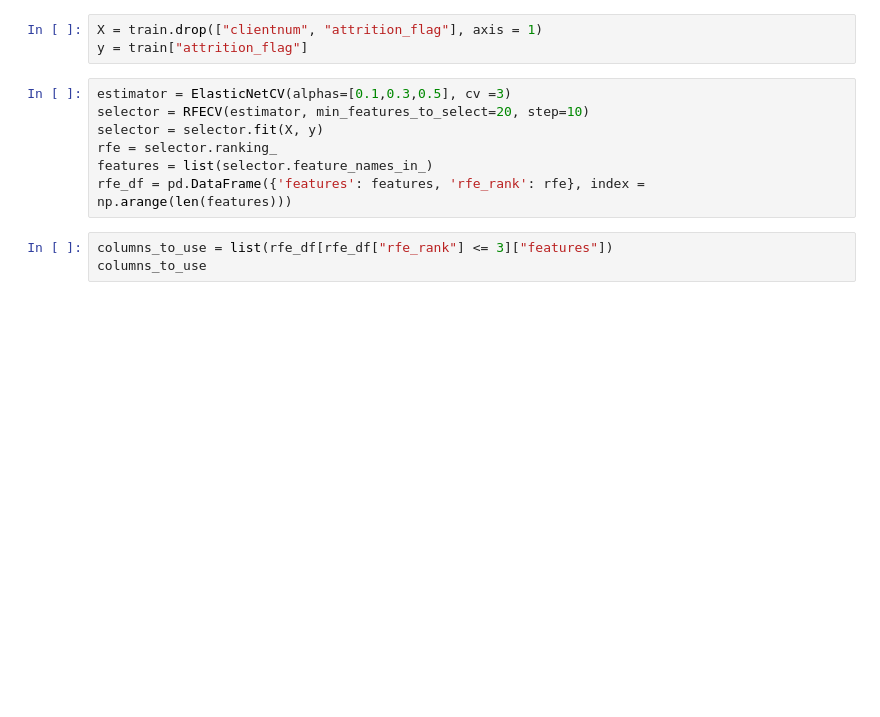
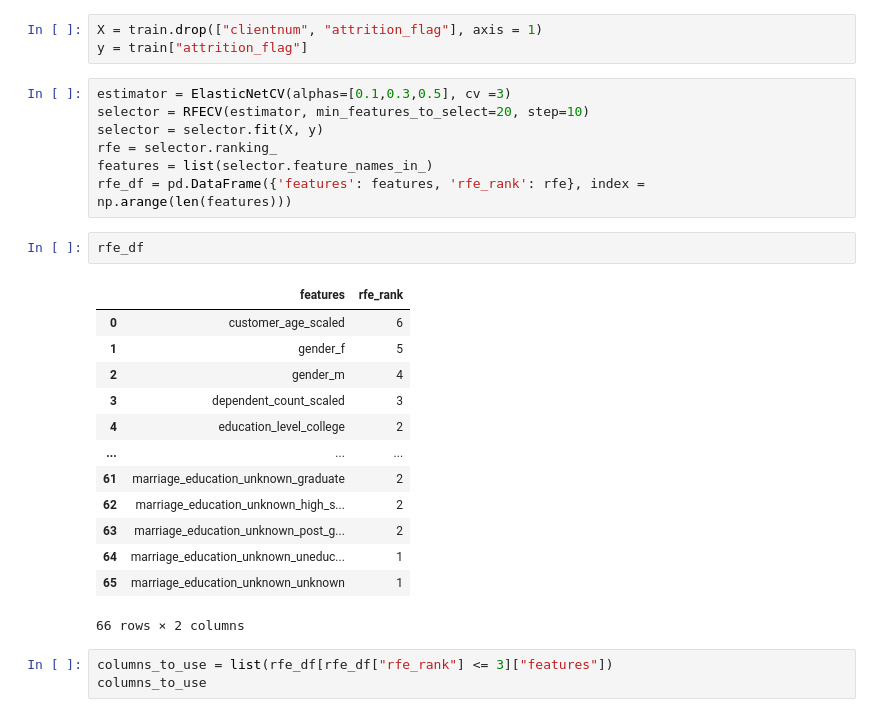
Before and after one commit to MUbarak123-56/bank-churners, a Jupyter notebook: 23-feature-selection.ipynb, the cells around one changed output. Drawn from its saved outputs; the diff is of its cells as text; blank space fills up the shorter version.

```diff
--- a/23-feature-selection.ipynb
+++ b/23-feature-selection.ipynb
@@ -18,6 +18,22 @@ selector = selector.fit(X, y)
 rfe = selector.ranking_
 features = list(selector.feature_names_in_)
 rfe_df = pd.DataFrame({'features': features, 'rfe_rank': rfe}, index = np.arange(len(features)))
+# %%
+rfe_df
+# %% [output]
+|  | features | rfe_rank |
+| 0 | customer_age_scaled | 6 |
+| 1 | gender_f | 5 |
+| 2 | gender_m | 4 |
+| 3 | dependent_count_scaled | 3 |
+| 4 | education_level_college | 2 |
+| ... | ... | ... |
+| 61 | marriage_education_unknown_graduate | 2 |
+| 62 | marriage_education_unknown_high_s... | 2 |
+| 63 | marriage_education_unknown_post_g... | 2 |
+| 64 | marriage_education_unknown_uneduc... | 1 |
+| 65 | marriage_education_unknown_unknown | 1 |
+66 rows × 2 columns
 # %%
 columns_to_use = list(rfe_df[rfe_df["rfe_rank"] <= 3]["features"])
 columns_to_use
```
Also changed, not shown: 3 other files.
